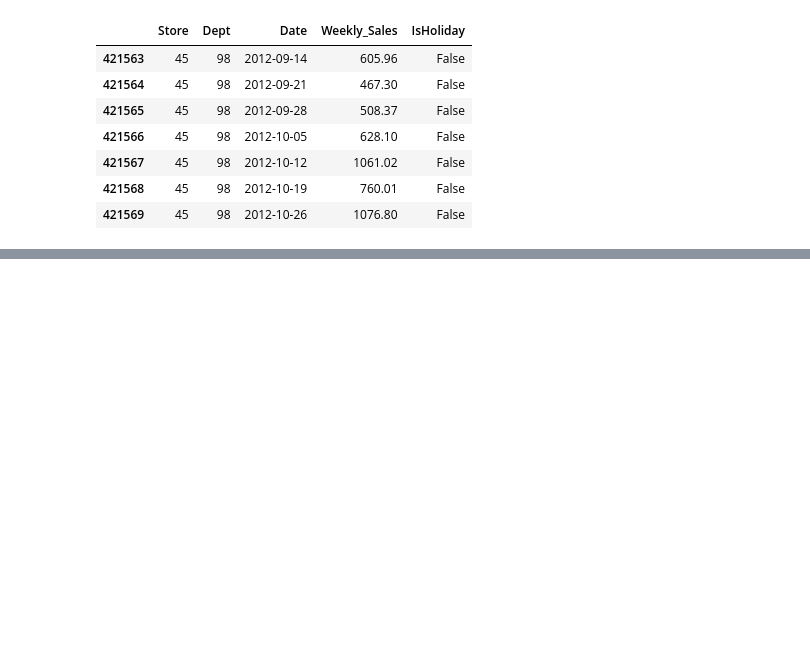
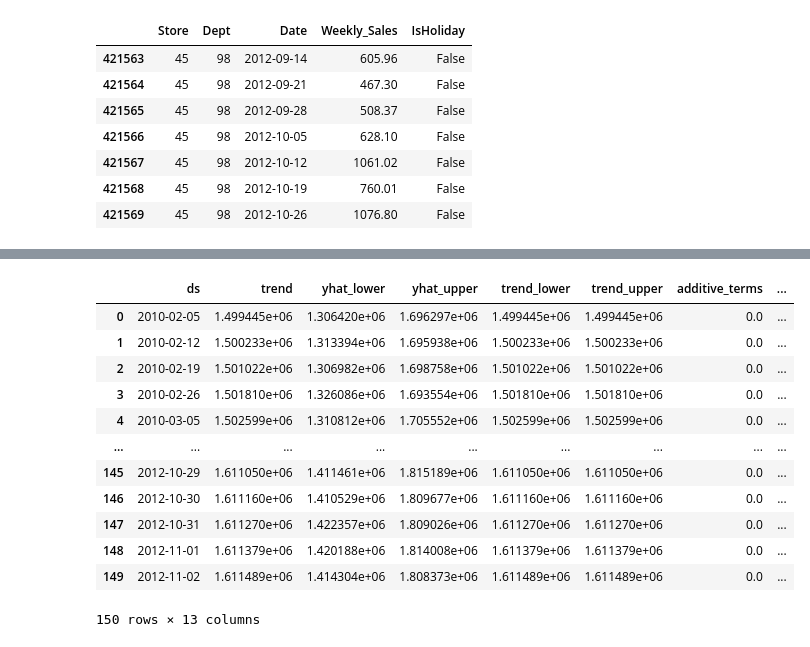
Before and after one commit to naokityokoyama/infnet, a Jupyter notebook: infnet_projeto_final.ipynb, the cells around one changed output, grey strips where cells are left out. Drawn from its saved outputs; the diff is of its cells as text; code cells hidden in the pictures; blank space fills up the shorter version.

```diff
--- a/infnet_projeto_final.ipynb
+++ b/infnet_projeto_final.ipynb
@@ -334,0 +442,16 @@ df.tail(7)
+# %%
+forecast
+# %% [output]
+|  | ds | trend | yhat_lower | yhat_upper | trend_lower | trend_upper | additive_terms | ... |
+| 0 | 2010-02-05 | 1.499445e+06 | 1.306420e+06 | 1.696297e+06 | 1.499445e+06 | 1.499445e+06 | 0.0 | ... |
+| 1 | 2010-02-12 | 1.500233e+06 | 1.313394e+06 | 1.695938e+06 | 1.500233e+06 | 1.500233e+06 | 0.0 | ... |
+| 2 | 2010-02-19 | 1.501022e+06 | 1.306982e+06 | 1.698758e+06 | 1.501022e+06 | 1.501022e+06 | 0.0 | ... |
+| 3 | 2010-02-26 | 1.501810e+06 | 1.326086e+06 | 1.693554e+06 | 1.501810e+06 | 1.501810e+06 | 0.0 | ... |
+| 4 | 2010-03-05 | 1.502599e+06 | 1.310812e+06 | 1.705552e+06 | 1.502599e+06 | 1.502599e+06 | 0.0 | ... |
+| ... | ... | ... | ... | ... | ... | ... | ... | ... |
+| 145 | 2012-10-29 | 1.611050e+06 | 1.411461e+06 | 1.815189e+06 | 1.611050e+06 | 1.611050e+06 | 0.0 | ... |
+| 146 | 2012-10-30 | 1.611160e+06 | 1.410529e+06 | 1.809677e+06 | 1.611160e+06 | 1.611160e+06 | 0.0 | ... |
+| 147 | 2012-10-31 | 1.611270e+06 | 1.422357e+06 | 1.809026e+06 | 1.611270e+06 | 1.611270e+06 | 0.0 | ... |
+| 148 | 2012-11-01 | 1.611379e+06 | 1.420188e+06 | 1.814008e+06 | 1.611379e+06 | 1.611379e+06 | 0.0 | ... |
+| 149 | 2012-11-02 | 1.611489e+06 | 1.414304e+06 | 1.808373e+06 | 1.611489e+06 | 1.611489e+06 | 0.0 | ... |
+150 rows × 13 columns
```
Also changed, not shown: parts of 36 cells of this notebook.
